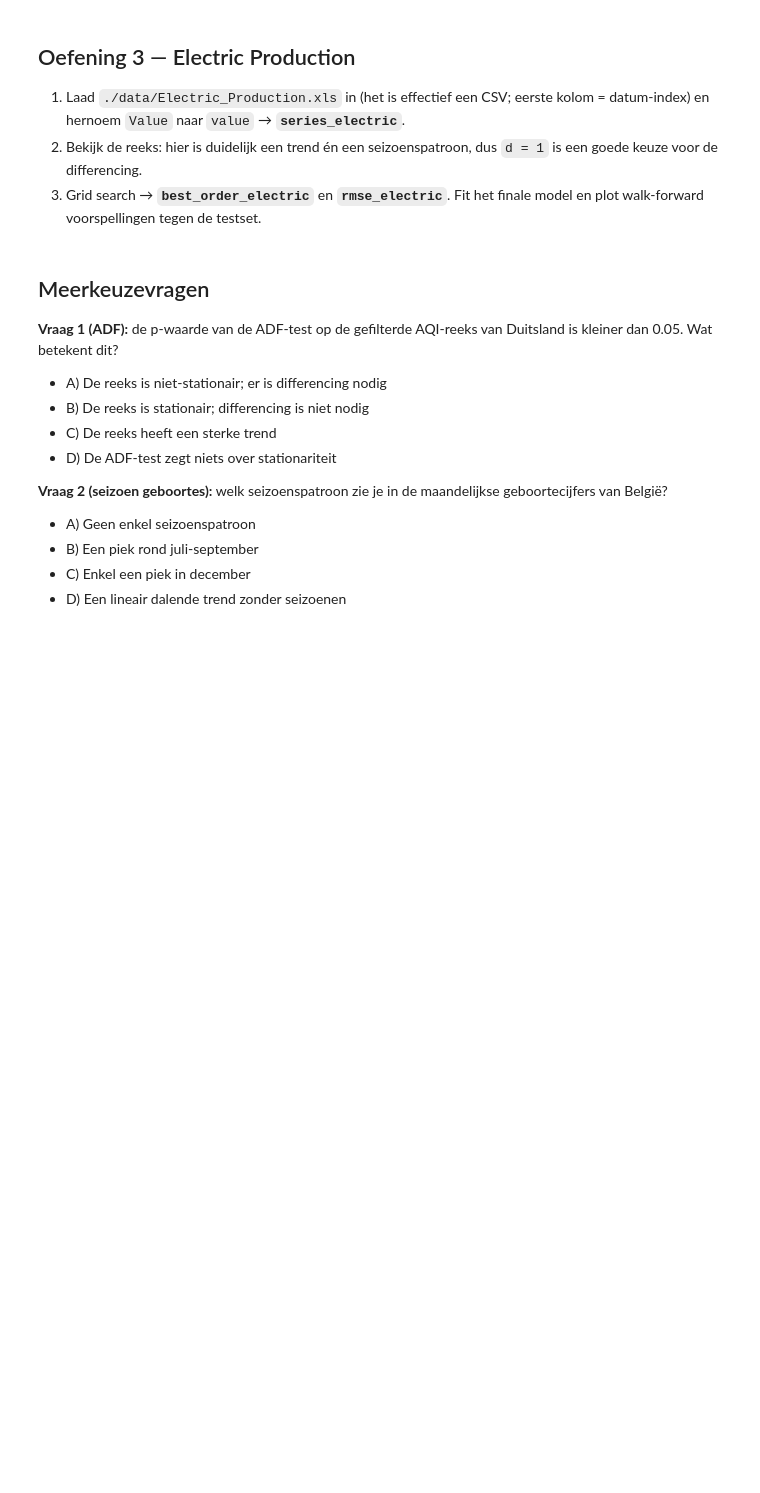
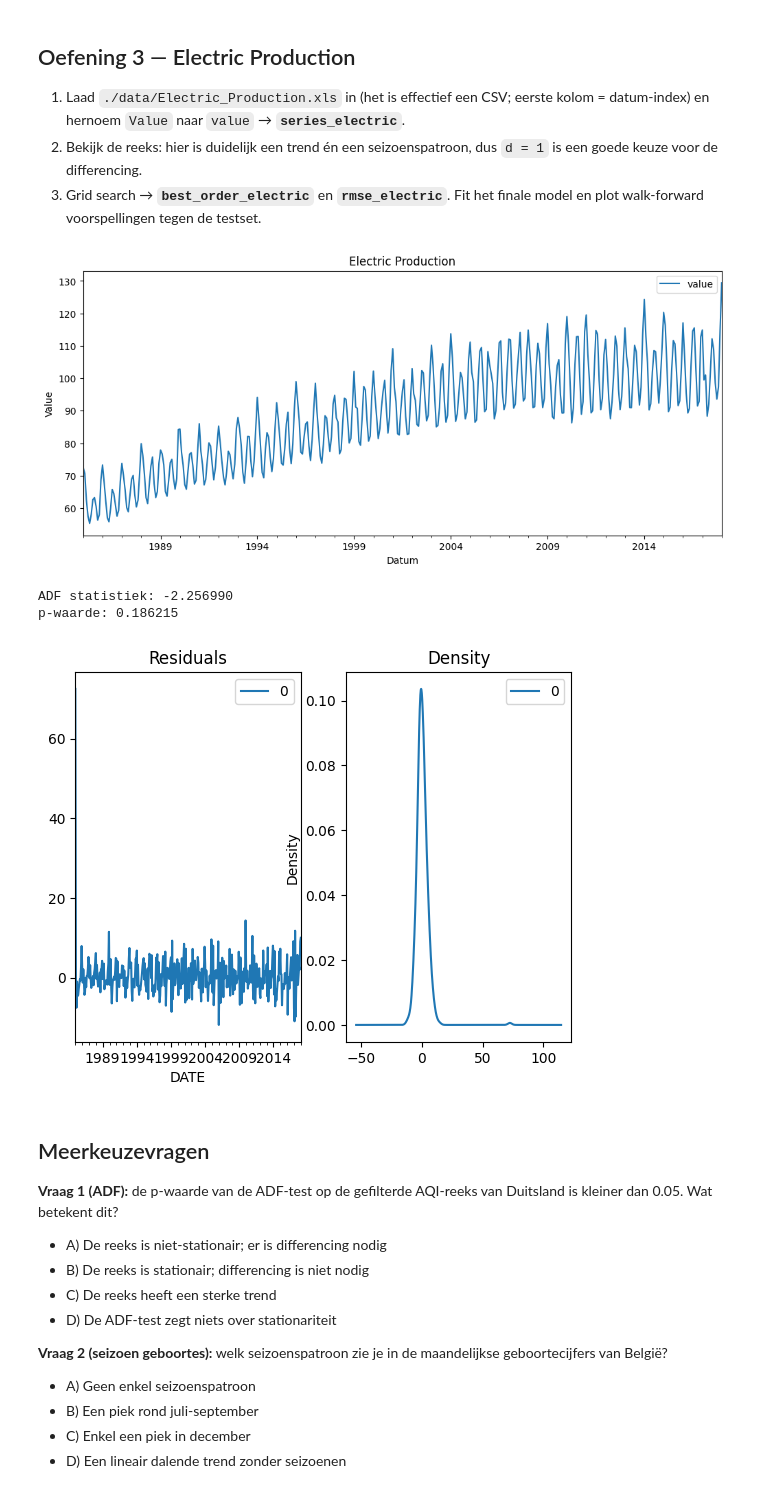
Before and after one commit to NGO-AP/ML-Algo-student, a Jupyter notebook: exercises_with_checks/week04/arima_checkpoint_opgave_01.ipynb, the cells around one changed output. Saved outputs shown, nothing was run; the diff lists cells and outputs as text; code cells hidden in the pictures; blank space fills up the shorter version.

```diff
--- a/exercises_with_checks/week04/arima_checkpoint_opgave_01.ipynb
+++ b/exercises_with_checks/week04/arima_checkpoint_opgave_01.ipynb
@@ -102,6 +183,47 @@ q_values = [0, 1]
    model en plot walk-forward voorspellingen tegen de testset.
 # %%
 # TODO: vul hier je oplossing in (zie opdracht hierboven)
+
+# Stap 1
+df = pd.read_csv("./data/Electric_Production.xls", sep=',', index_col=0, parse_dates=['DATE'])
+series_electric = df.rename(columns={'Value':'value'})
+
+# Stap 2
+series_electric.plot(figsize=(12, 5), title="Electric Production")
+plt.ylabel("Value")
+plt.xlabel("Datum")
+plt.show()
+result = adfuller(series_electric.value.dropna())
+print('ADF statistiek: %f' % result[0])
+print('p-waarde: %f' % result[1])
+
+# Stap 3
+best_order_electric, rmse_electric = grid_search_arima(series_electric.value, p_values, d_values, q_values)
+model = ARIMA(series_electric.value, order=best_order_electric)
+model_fit = model.fit()
+
+residuals = pd.DataFrame(model_fit.resid)
+fig, ax = plt.subplots(1,2)
+residuals.plot(title="Residuals", ax=ax[0])
+residuals.plot(kind='kde', title='Density', ax=ax[1])
+plt.show()
+
+forecast_steps = 25
+forecast = model_fit.forecast(steps=forecast_steps)
+plt.figure(figsize=(12, 6))
+plt.plot(np.arange(len(df)), df['value'], label='Gegeven data')
+plt.plot(np.arange(len(df), len(df) + forecast_steps), forecast, label='Forecast', color='red')
+
+plt.title('ARIMA Forecast')
+plt.xlabel('Tijd')
+plt.ylabel('Waarde')
+plt.legend()
+plt.show()
+# %% [output]
+[figure, added]
+ADF statistiek: -2.256990
+p-waarde: 0.186215
+[figure, added]
 # %% [markdown]
 ## Meerkeuzevragen
 
```
Also changed, not shown: parts of 4 cells of this notebook, 5 other files.
